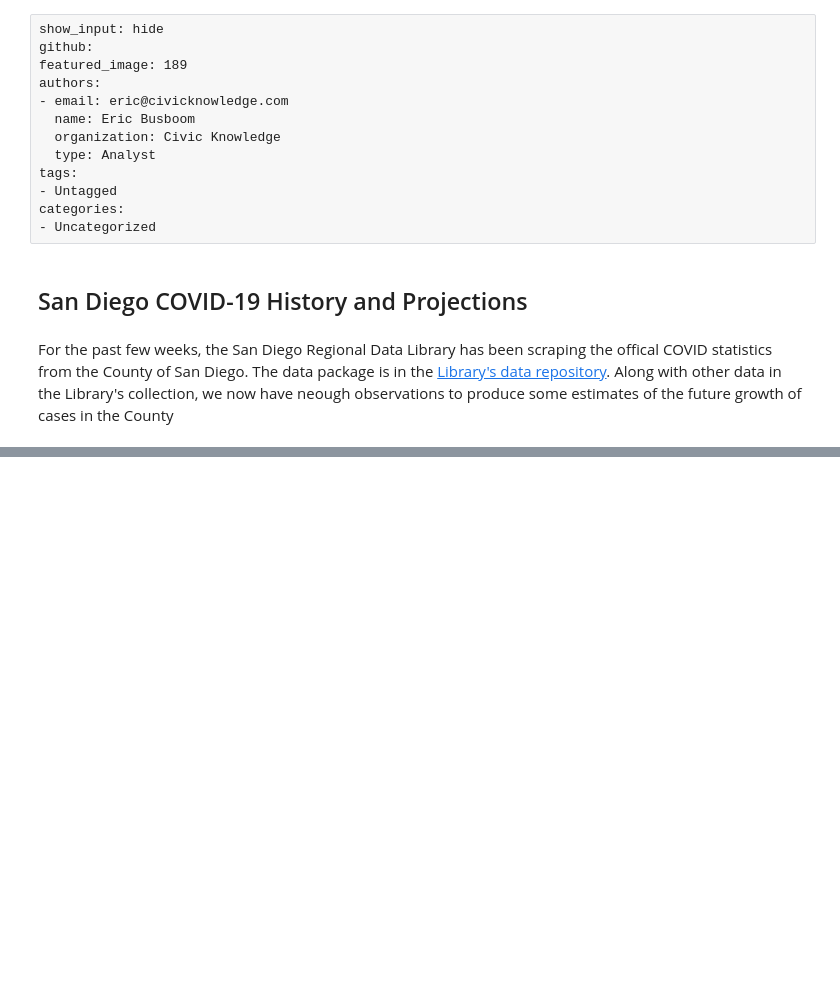
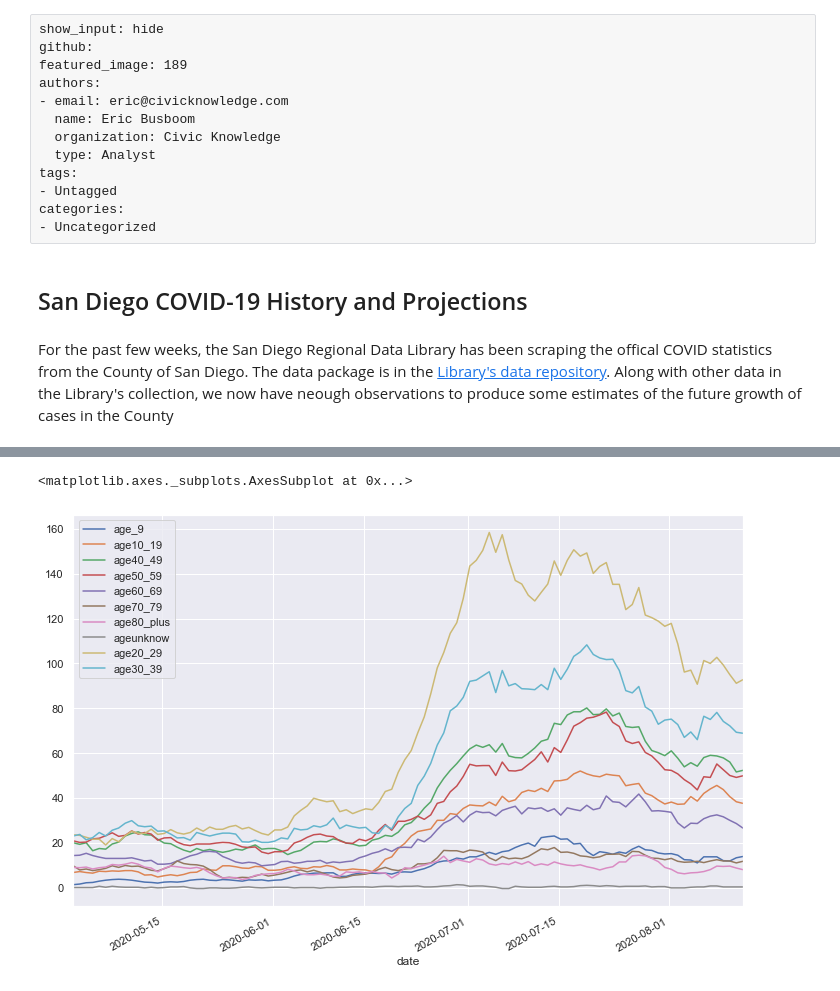
Before and after one commit to metatab-packages/covid19-collection, a Jupyter notebook: Notebooks/San Diego.ipynb, the cells around one changed output, grey strips where cells are left out. Saved outputs shown, nothing was run; the diff lists cells and outputs as text; code cells hidden in the pictures; blank space fills up the shorter version.

```diff
--- a/Notebooks/San Diego.ipynb
+++ b/Notebooks/San Diego.ipynb
@@ -303,0 +343,20 @@ plot_gr(df.dropna(subset=['cases_rate']), 'cases_rate')
+# %%
+fig, ax = plt.subplots(figsize=(12,8))
+
+
+stats = pkg.resource('covid_stats').dataframe()
+stats['date'] = pd.to_datetime(df.date)
+ages = stats[['date']+[c for c in stats.columns if 'age' in c]]
+ages = ages.set_index('date').copy()
+
+for c in ages.columns:
+    ages[c] = ages[c].diff().rolling(7).mean()
+
+t = ages.loc["2020-05-01":]
+
+#t = t/t.iloc[0]
+
+t.plot(ax=ax)
+# %% [output]
+<matplotlib.axes._subplots.AxesSubplot at 0x...>
+[figure, added]
```
Also changed, not shown: parts of 14 cells of this notebook, 2 other files.
